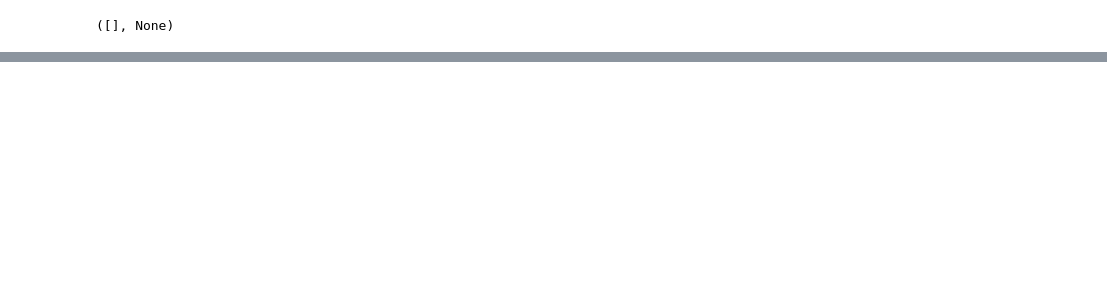
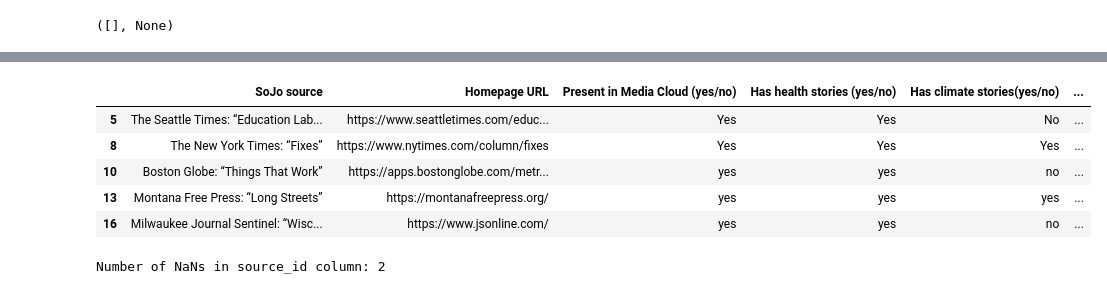
Before and after one commit to UMassCDS/mc-classifier-pipeline, a Jupyter notebook: notebooks/exploration.ipynb, the cells around one changed output, grey strips where cells are left out. Drawn from its saved outputs; the diff is of its cells as text; code cells hidden in the pictures; blank space fills up the shorter version.

```diff
--- a/notebooks/exploration.ipynb
+++ b/notebooks/exploration.ipynb
@@ -595,0 +752,24 @@ for url, title in results:
+# %%
+from urllib.parse import urlparse
+
+df_present = df_present.copy()
+
+df_present.loc[:, "clean_domain"] = df_present["Homepage URL"].apply(
+    lambda url: urlparse(url).netloc.replace("www.", "") if pd.notnull(url) else None
+)
+
+def get_source_id(domain):
+    if not domain:
+        return None
+    response = directory_api.source_list(name=domain)
+    if response["count"] > 0:
+        return response["results"][0].get("id")
+    return None
+
+df_present.loc[:, "source_id"] = df_present["clean_domain"].apply(get_source_id)
+
+# Convert to numeric with coercion, store in a separate variable
+converted_source_id = pd.to_numeric(df_present["source_id"], errors="coerce").astype("Int64")
+
+# Then assign back the converted series
+df_present.loc[:, "source_id"] = converted_source_id
@@ -595,0 +783,15 @@ for url, title in results:
+# %%
+df_present.head()
+# %% [output]
+|  | SoJo source | Homepage URL | Present in Media Cloud (yes/no) | Has health stories (yes/no) | Has climate stories(yes/no) | ... |
+| 5 | The Seattle Times: “Education Lab... | https://www.seattletimes.com/educ... | Yes | Yes | No | ... |
+| 8 | The New York Times: “Fixes” | https://www.nytimes.com/column/fixes | Yes | Yes | Yes | ... |
+| 10 | Boston Globe: “Things That Work” | https://apps.bostonglobe.com/metr... | yes | yes | no | ... |
+| 13 | Montana Free Press: “Long Streets” | https://montanafreepress.org/ | yes | yes | yes | ... |
+| 16 | Milwaukee Journal Sentinel: “Wisc... | https://www.jsonline.com/ | yes | yes | no | ... |
+# %%
+#directory_api.source_list(name='bostonglobe.com')['results']
+nan_count = df_present["source_id"].isna().sum()
+print(f"Number of NaNs in source_id column: {nan_count}")
+# %% [output]
+Number of NaNs in source_id column: 2
```
Also changed, not shown: parts of 25 cells of this notebook, 2 other files.
